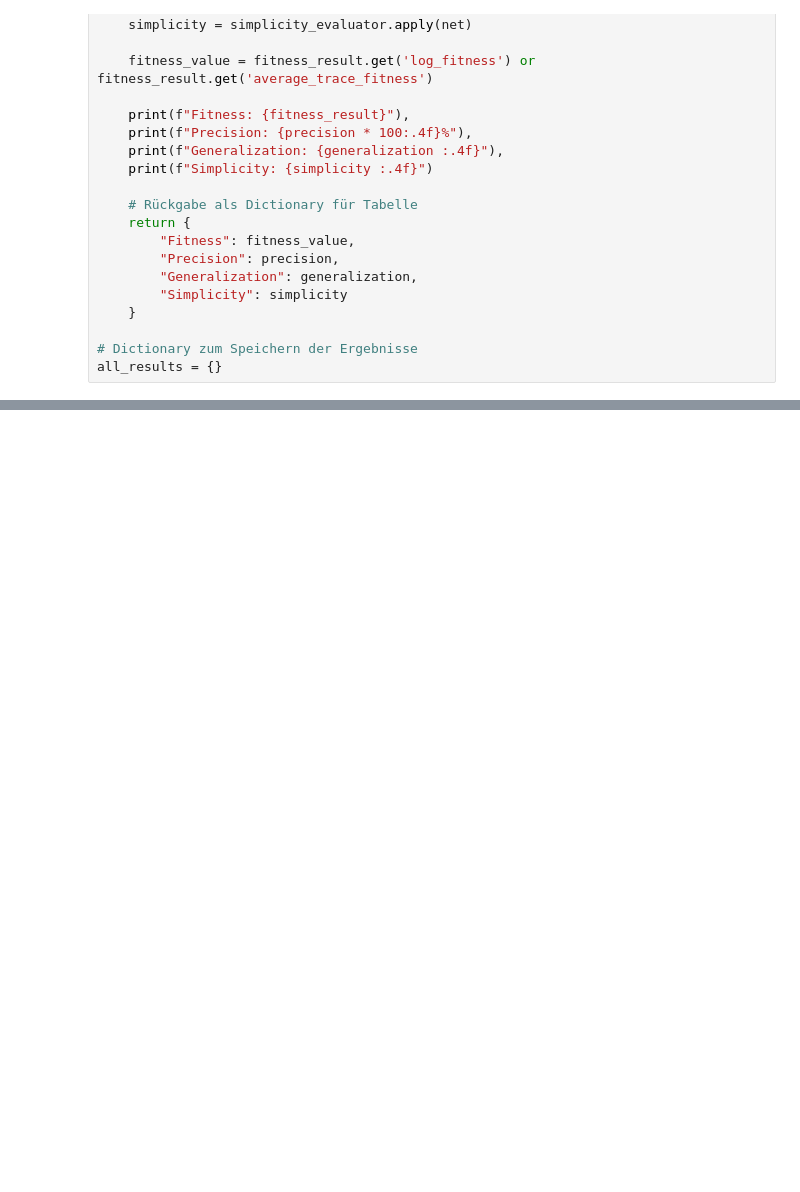
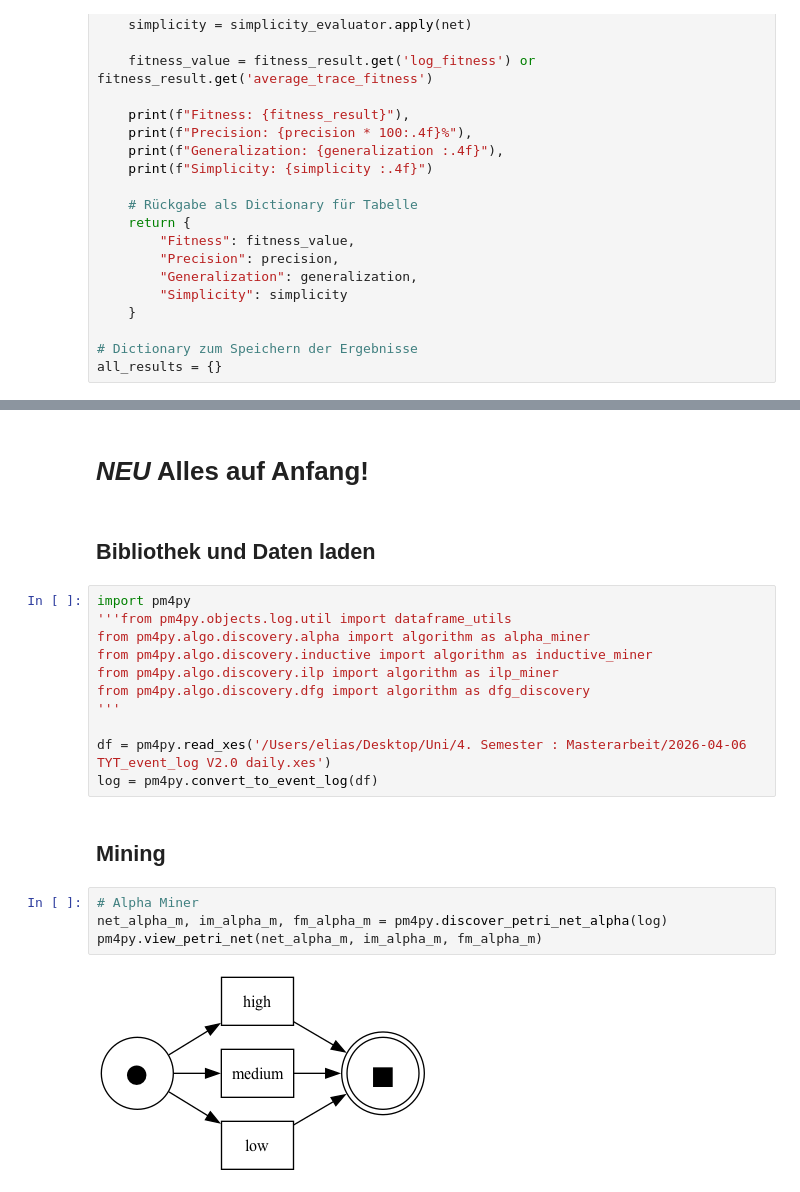
Before and after one commit to berielias-cpu/MasterArbeit, a Jupyter notebook: Masterarbeit/02_PM4Py Analyse.ipynb, the cells around one changed output, grey strips where cells are left out. Cells and saved outputs as stored; diff of their text form; blank space fills up the shorter version.

```diff
--- a/Masterarbeit/02_PM4Py Analyse.ipynb
+++ b/Masterarbeit/02_PM4Py Analyse.ipynb
@@ -221,0 +209,23 @@ DFG (converted)  45.19%   100.00%         0.8255     0.6842
+# %% [markdown]
+# *NEU* Alles auf Anfang!
+# %% [markdown]
+## Bibliothek und Daten laden
+# %%
+import pm4py
+'''from pm4py.objects.log.util import dataframe_utils
+from pm4py.algo.discovery.alpha import algorithm as alpha_miner
+from pm4py.algo.discovery.inductive import algorithm as inductive_miner
+from pm4py.algo.discovery.ilp import algorithm as ilp_miner
+from pm4py.algo.discovery.dfg import algorithm as dfg_discovery
+'''
+
+df = pm4py.read_xes('/Users/elias/Desktop/Uni/4. Semester : Masterarbeit/2026-04-06 TYT_event_log V2.0 daily.xes')
+log = pm4py.convert_to_event_log(df)
+# %% [markdown]
+## Mining
+# %%
+# Alpha Miner
+net_alpha_m, im_alpha_m, fm_alpha_m = pm4py.discover_petri_net_alpha(log)
+pm4py.view_petri_net(net_alpha_m, im_alpha_m, fm_alpha_m)
+# %% [output]
+[figure, added]
```
Also changed, not shown: parts of 54 cells of this notebook, 1 other file.
